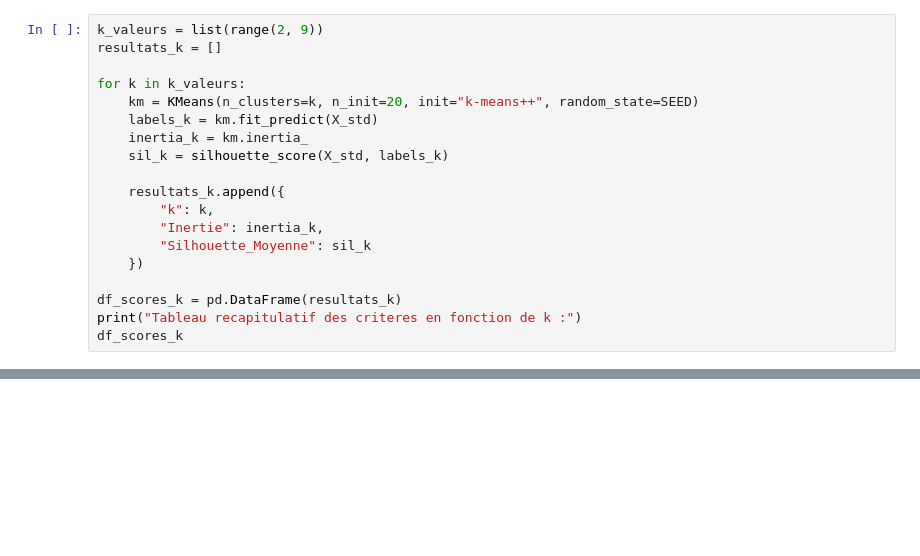
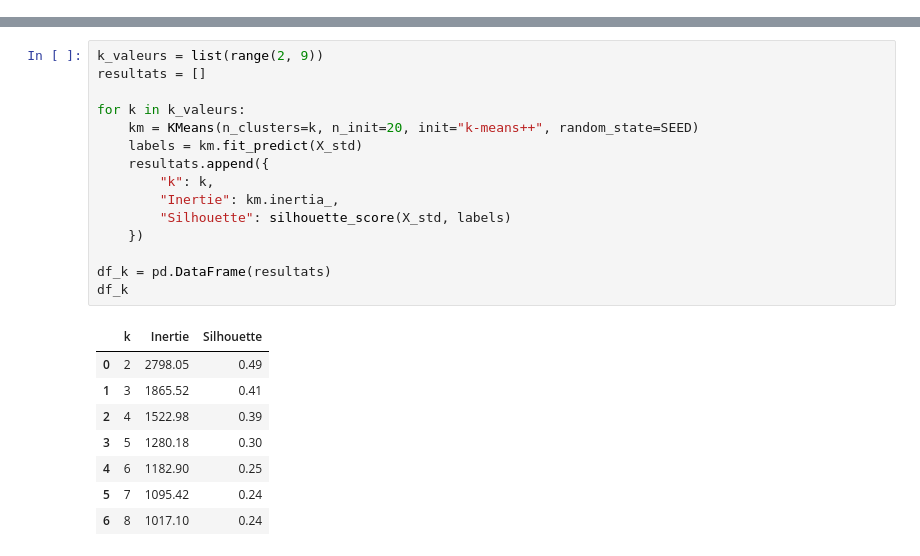
Before and after one commit to Hugorev07/R3.13-IA, a Jupyter notebook: notebooks/TP2_segmentation_kmeans.ipynb, the cells around one changed output, grey strips where cells are left out. Drawn from its saved outputs; the diff is of its cells as text; blank space fills up the shorter version.

```diff
--- a/notebooks/TP2_segmentation_kmeans.ipynb
+++ b/notebooks/TP2_segmentation_kmeans.ipynb
@@ -207,19 +0,0 @@ Pour chaque valeur de $k$, je calcule :
-# %%
-k_valeurs = list(range(2, 9))
-resultats_k = []
-
-for k in k_valeurs:
-    km = KMeans(n_clusters=k, n_init=20, init="k-means++", random_state=SEED)
-    labels_k = km.fit_predict(X_std)
-    inertia_k = km.inertia_
-    sil_k = silhouette_score(X_std, labels_k)
-
-    resultats_k.append({
-        "k": k,
-        "Inertie": inertia_k,
-        "Silhouette_Moyenne": sil_k
-    })
-
-df_scores_k = pd.DataFrame(resultats_k)
-print("Tableau recapitulatif des criteres en fonction de k :")
-df_scores_k
@@ -471,0 +165,24 @@ Au terme de ce travail de segmentation :
+# %%
+k_valeurs = list(range(2, 9))
+resultats = []
+
+for k in k_valeurs:
+    km = KMeans(n_clusters=k, n_init=20, init="k-means++", random_state=SEED)
+    labels = km.fit_predict(X_std)
+    resultats.append({
+        "k": k,
+        "Inertie": km.inertia_,
+        "Silhouette": silhouette_score(X_std, labels)
+    })
+
+df_k = pd.DataFrame(resultats)
+df_k
+# %% [output]
+|  | k | Inertie | Silhouette |
+| 0 | 2 | 2798.05 | 0.49 |
+| 1 | 3 | 1865.52 | 0.41 |
+| 2 | 4 | 1522.98 | 0.39 |
+| 3 | 5 | 1280.18 | 0.30 |
+| 4 | 6 | 1182.90 | 0.25 |
+| 5 | 7 | 1095.42 | 0.24 |
+| 6 | 8 | 1017.10 | 0.24 |
```
Also changed, not shown: parts of 53 cells of this notebook, 2 other files.
